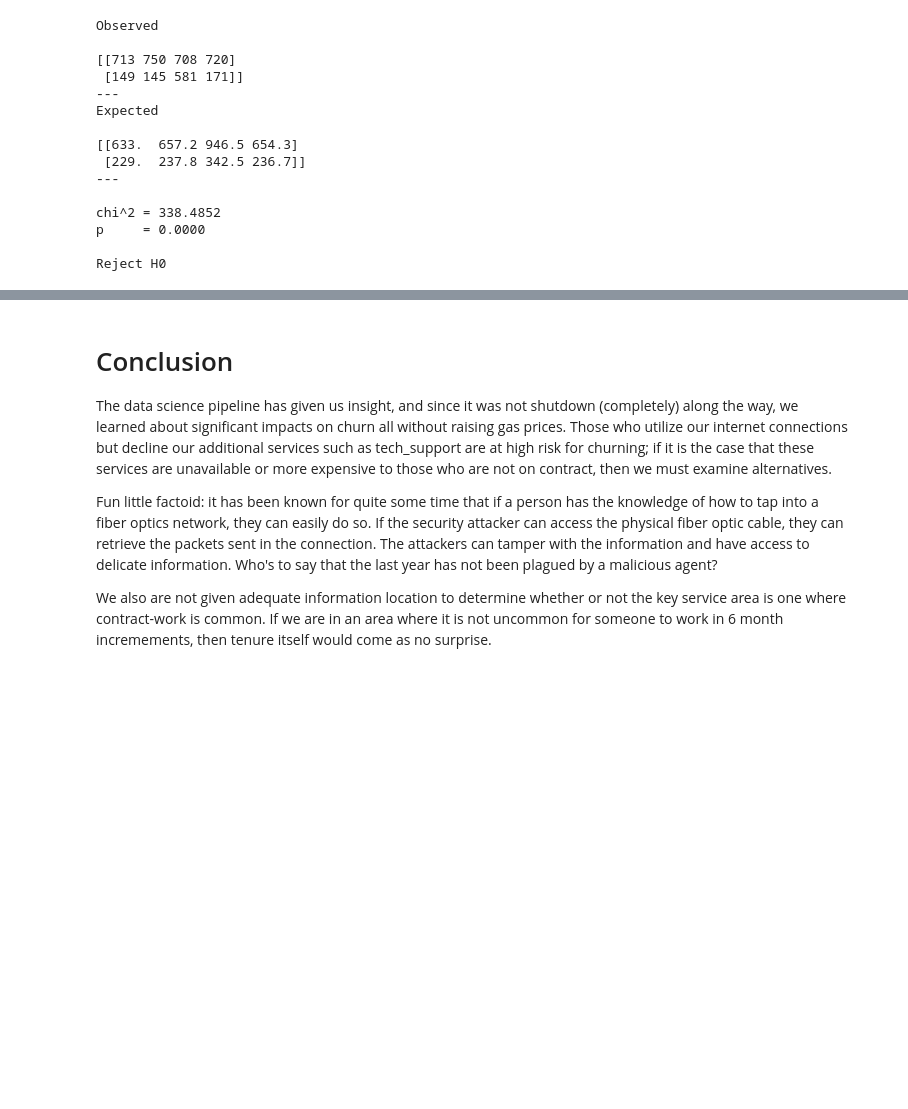
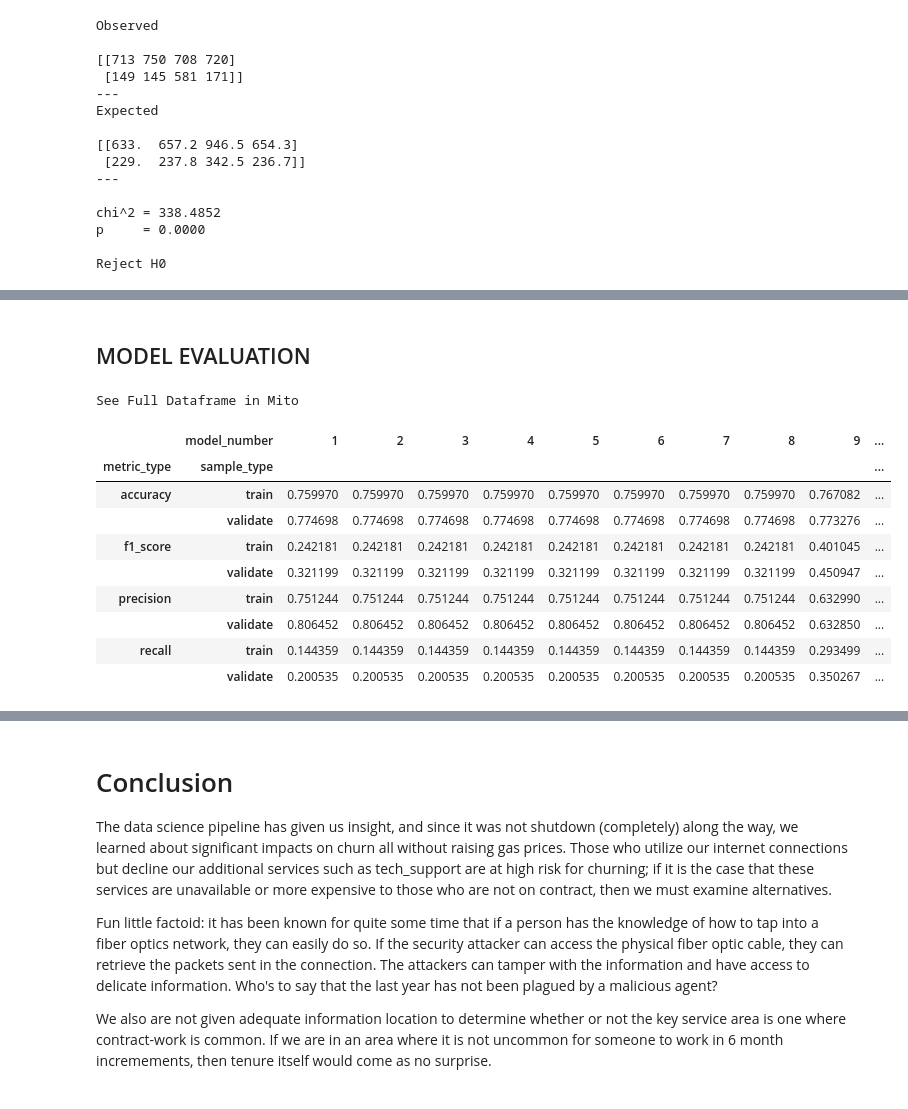
Before and after one commit to nicholas-dougherty/telco-classification-redux, a Jupyter notebook: final_report.ipynb, the cells around one changed output, grey strips where cells are left out. Saved outputs shown, nothing was run; the diff lists cells and outputs as text; code cells hidden in the pictures; blank space fills up the shorter version.

```diff
--- a/final_report.ipynb
+++ b/final_report.ipynb
@@ -290,0 +299,8 @@ baseline, baseline_pred = baseline_model(X_train, y_train)
+# %%
+model_number, model_info, model_results = model.run_baseline(train,
+                                                       validate,
+                                                       target,
+                                                       positive,
+                                                       model_number,
+                                                       model_info,
+                                                       model_results)
@@ -290,0 +309,8 @@ baseline, baseline_pred = baseline_model(X_train, y_train)
+# %%
+model_number, model_info, model_results = model.rfe_decision_tree(train,
+                                                                  validate,
+                                                                  target,
+                                                                  positive,
+                                                                  model_number,
+                                                                  model_info,
+                                                                  model_results)
@@ -290,0 +337,8 @@ baseline, baseline_pred = baseline_model(X_train, y_train)
+# %%
+model_number, model_info, model_results = model.rfe_random_forest(train,
+                                                                  validate,
+                                                                  target,
+                                                                  positive,
+                                                                  model_number,
+                                                                  model_info,
+                                                                  model_results)
@@ -290,0 +365,8 @@ baseline, baseline_pred = baseline_model(X_train, y_train)
+# %%
+model_number, model_info, model_results = model.rfe_log_regression(train,
+                                                                  validate,
+                                                                  target,
+                                                                  positive,
+                                                                  model_number,
+                                                                  model_info,
+                                                                  model_results)
@@ -290,0 +391,16 @@ baseline, baseline_pred = baseline_model(X_train, y_train)
+# %% [markdown]
+## MODEL EVALUATION
+# %%
+model.display_model_results(model_results)
+# %% [output]
+See Full Dataframe in Mito
+|  | model_number | 1 | 2 | 3 | 4 | 5 | 6 | 7 | 8 | 9 | ... |
+| metric_type | sample_type |  |  |  |  |  |  |  |  |  | ... |
+| accuracy | train | 0.759970 | 0.759970 | 0.759970 | 0.759970 | 0.759970 | 0.759970 | 0.759970 | 0.759970 | 0.767082 | ... |
+|  | validate | 0.774698 | 0.774698 | 0.774698 | 0.774698 | 0.774698 | 0.774698 | 0.774698 | 0.774698 | 0.773276 | ... |
+| f1_score | train | 0.242181 | 0.242181 | 0.242181 | 0.242181 | 0.242181 | 0.242181 | 0.242181 | 0.242181 | 0.401045 | ... |
+|  | validate | 0.321199 | 0.321199 | 0.321199 | 0.321199 | 0.321199 | 0.321199 | 0.321199 | 0.321199 | 0.450947 | ... |
+| precision | train | 0.751244 | 0.751244 | 0.751244 | 0.751244 | 0.751244 | 0.751244 | 0.751244 | 0.751244 | 0.632990 | ... |
+|  | validate | 0.806452 | 0.806452 | 0.806452 | 0.806452 | 0.806452 | 0.806452 | 0.806452 | 0.806452 | 0.632850 | ... |
+| recall | train | 0.144359 | 0.144359 | 0.144359 | 0.144359 | 0.144359 | 0.144359 | 0.144359 | 0.144359 | 0.293499 | ... |
+|  | validate | 0.200535 | 0.200535 | 0.200535 | 0.200535 | 0.200535 | 0.200535 | 0.200535 | 0.200535 | 0.350267 | ... |
```
Also changed, not shown: parts of 33 cells of this notebook, 3 other files.
